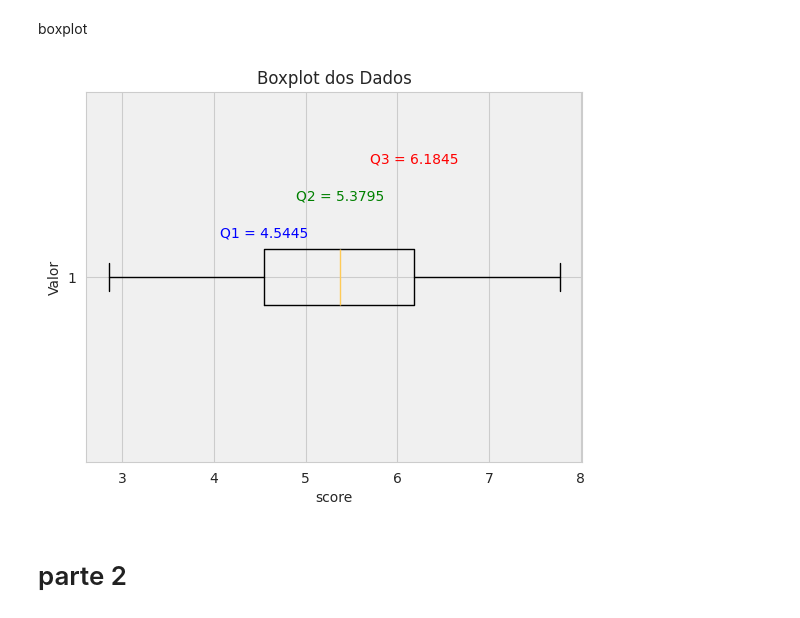
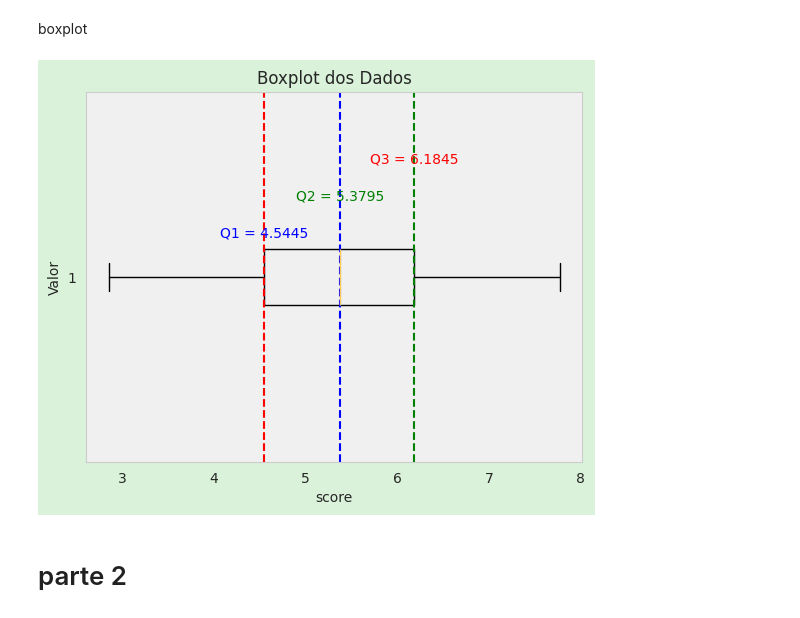
Before and after one commit to kevin-oliveira178/Felicidade_Mudial, a Jupyter notebook: Felicidade_mundial.ipynb, the cells around one changed output. Drawn from its saved outputs; the diff is of its cells as text; code cells hidden in the pictures.

Commit message:
comentário e plot do gráfico boxxplot da variável score

```diff
--- a/Felicidade_mundial.ipynb
+++ b/Felicidade_mundial.ipynb
@@ -241,28 +241,34 @@ q3 = score.quantile(0.75)
 # %%
 
 
 
 fig, ax = plt.subplots()
 #gráfico propriamente dito
 plt.boxplot(score, vert = False)
 plt.title("Boxplot dos Dados")
 plt.ylabel("Valor")
 plt.xlabel("score")
 
 #mudando a cor do plano de fundo
 ax.set_facecolor('#f0f0f0')
 fig.patch.set_facecolor('#d9f2d9')  # fundo da figura (imagem toda)
 
 #valores dos quantis
 plt.text(q1, 1.1, f"Q1 = {q1}", ha='center', va='bottom', fontsize=10, color='blue')
 plt.text(q2, 1.2, f"Q2 = {q2}", ha='center', va='bottom', fontsize=10, color='green')
 plt.text(q3, 1.3, f"Q3 = {q3}", ha='center', va='bottom', fontsize=10, color='red')
+# linhas de medida da mediana
+ax.axvline(q1, color='red', linestyle='--', label=f'Mediana = {mediana}')
+ax.axvline(q2, color='blue', linestyle='--', label=f'Mediana = {mediana}')
+ax.axvline(q3, color='green', linestyle='--', label=f'Mediana = {mediana}')
+
+plt.grid(False)
+plt.show()
 
 
-plt.grid(True)
-plt.show()
+#respondendo a pergunta da questão a distribuição é simétrica
 # %% [output]
-[figure, old version]
+[figure, new version]
 # %% [markdown]
 # parte 2
 # %% [markdown]
```
